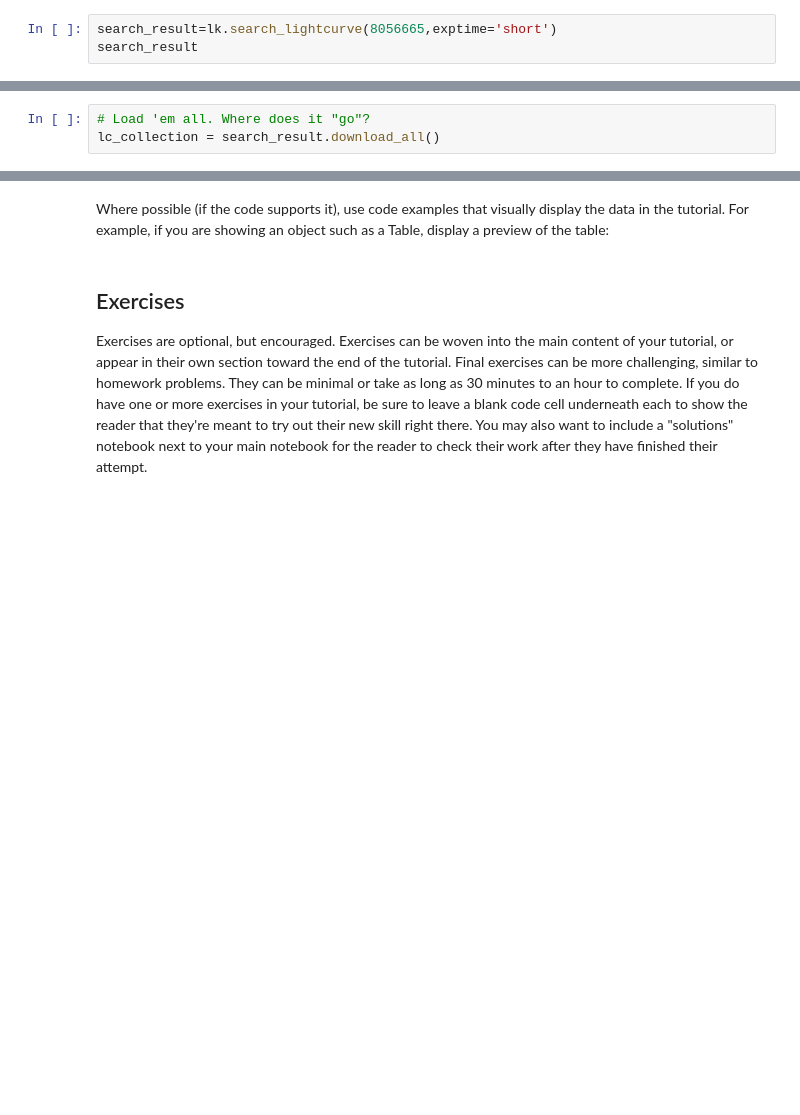
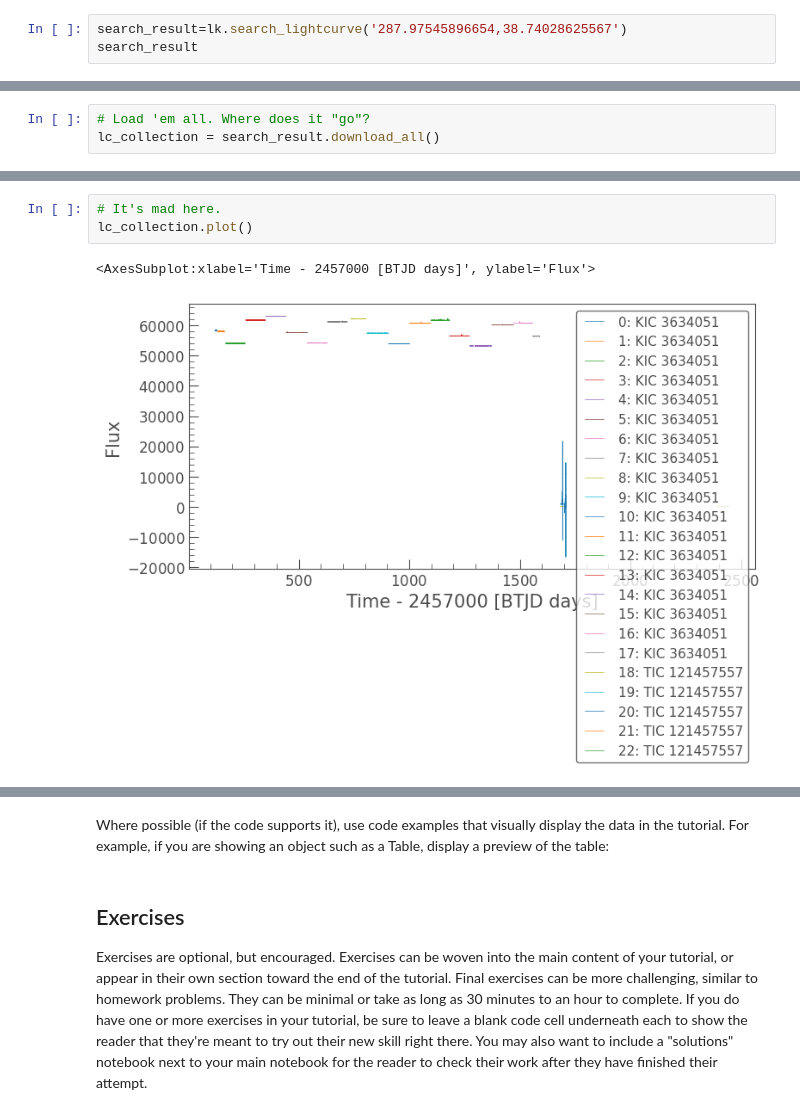
Before and after one commit to spacetelescope/project-tikebook, a Jupyter notebook: kepler_counterparts/kepler_counterparts.ipynb, the cells around one changed output, grey strips where cells are left out. Drawn from its saved outputs; the diff is of its cells as text; blank space fills up the shorter version.

```diff
--- a/kepler_counterparts/kepler_counterparts.ipynb
+++ b/kepler_counterparts/kepler_counterparts.ipynb
@@ -339,3 +331,3 @@ search_result
 # %%
-search_result=lk.search_lightcurve(8056665,exptime='short')
+search_result=lk.search_lightcurve('287.97545896654,38.74028625567')
 search_result
@@ -345,2 +378,8 @@ lc_collection = search_result.download_all()
+# %%
+# It's mad here.
+lc_collection.plot()
+# %% [output]
+<AxesSubplot:xlabel='Time - 2457000 [BTJD days]', ylabel='Flux'>
+[figure, added]
 # %%
 # Could be interesting to visualize just Kepler, then just TESS, then combined.
```
Also changed, not shown: parts of 25 cells of this notebook.
